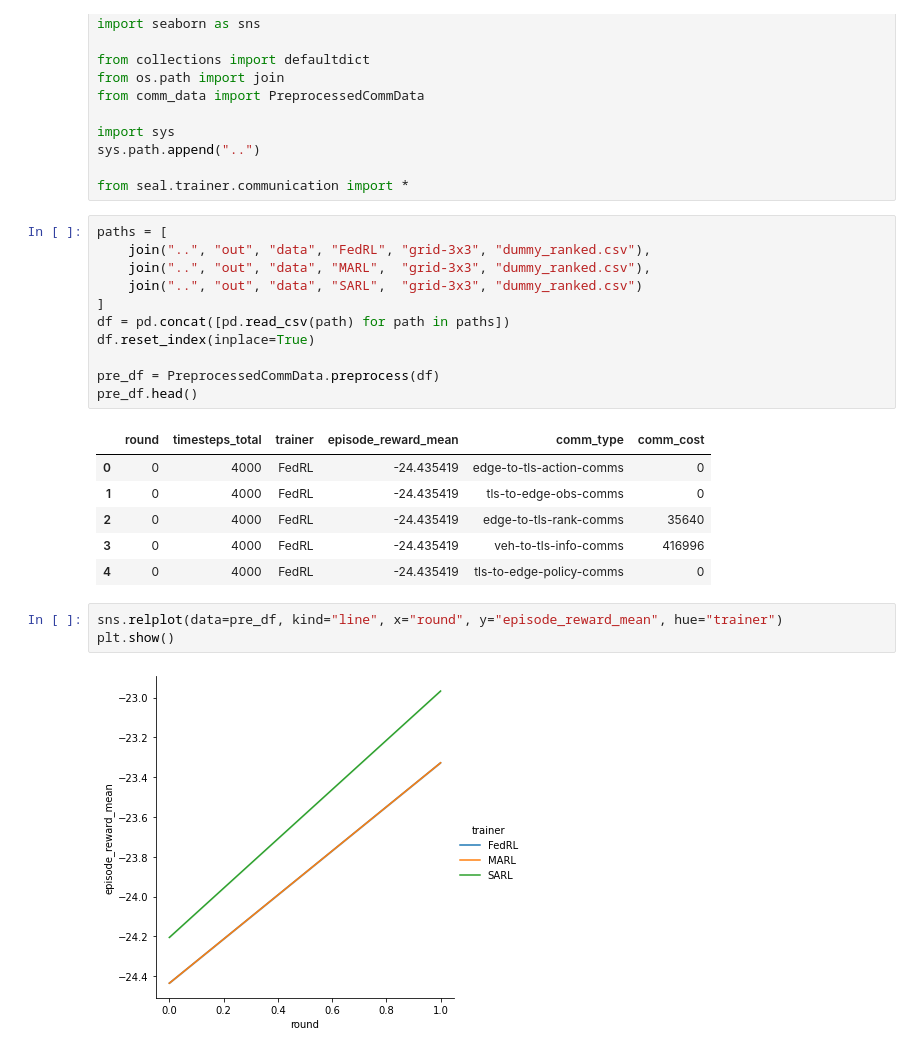
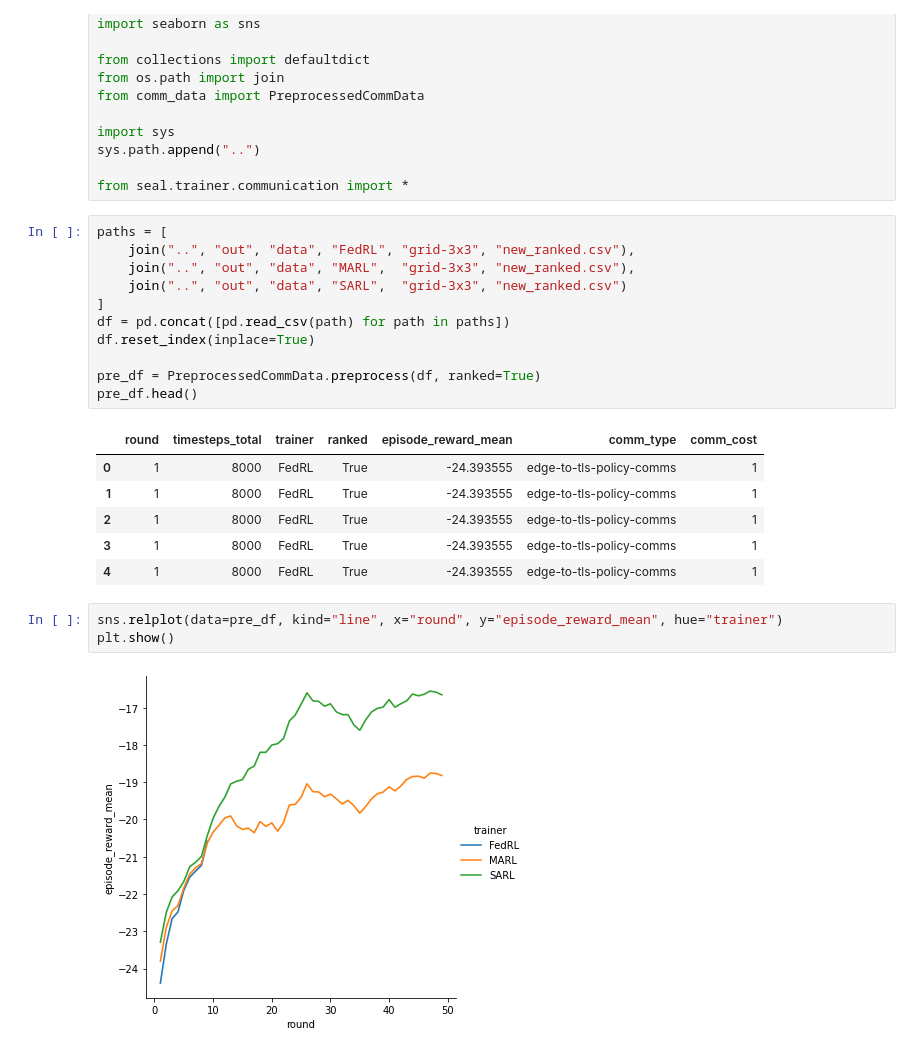
Before and after one commit to nathaniel-hudson/SUMO-FedRL, a Jupyter notebook: notebooks/Communication Analysis.ipynb, the cells around one changed output. Drawn from its saved outputs; the diff is of its cells as text.

```diff
--- a/notebooks/Communication Analysis.ipynb
+++ b/notebooks/Communication Analysis.ipynb
@@ -16,26 +16,26 @@ sys.path.append("..")
 from seal.trainer.communication import *
 # %%
 paths = [
-    join("..", "out", "data", "FedRL", "grid-3x3", "dummy_ranked.csv"),
-    join("..", "out", "data", "MARL",  "grid-3x3", "dummy_ranked.csv"),
-    join("..", "out", "data", "SARL",  "grid-3x3", "dummy_ranked.csv")
+    join("..", "out", "data", "FedRL", "grid-3x3", "new_ranked.csv"),
+    join("..", "out", "data", "MARL",  "grid-3x3", "new_ranked.csv"),
+    join("..", "out", "data", "SARL",  "grid-3x3", "new_ranked.csv")
 ]
 df = pd.concat([pd.read_csv(path) for path in paths])
 df.reset_index(inplace=True)
 
-pre_df = PreprocessedCommData.preprocess(df)
+pre_df = PreprocessedCommData.preprocess(df, ranked=True)
 pre_df.head()
 # %% [output]
-|  | round | timesteps_total | trainer | episode_reward_mean | comm_type | comm_cost |
-| 0 | 0 | 4000 | FedRL | -24.435419 | edge-to-tls-action-comms | 0 |
-| 1 | 0 | 4000 | FedRL | -24.435419 | tls-to-edge-obs-comms | 0 |
-| 2 | 0 | 4000 | FedRL | -24.435419 | edge-to-tls-rank-comms | 35640 |
-| 3 | 0 | 4000 | FedRL | -24.435419 | veh-to-tls-info-comms | 416996 |
-| 4 | 0 | 4000 | FedRL | -24.435419 | tls-to-edge-policy-comms | 0 |
+|  | round | timesteps_total | trainer | ranked | episode_reward_mean | comm_type | comm_cost |
+| 0 | 1 | 8000 | FedRL | True | -24.393555 | edge-to-tls-policy-comms | 1 |
+| 1 | 1 | 8000 | FedRL | True | -24.393555 | edge-to-tls-policy-comms | 1 |
+| 2 | 1 | 8000 | FedRL | True | -24.393555 | edge-to-tls-policy-comms | 1 |
+| 3 | 1 | 8000 | FedRL | True | -24.393555 | edge-to-tls-policy-comms | 1 |
+| 4 | 1 | 8000 | FedRL | True | -24.393555 | edge-to-tls-policy-comms | 1 |
 # %%
 sns.relplot(data=pre_df, kind="line", x="round", y="episode_reward_mean", hue="trainer")
 plt.show()
 # %% [output]
-[figure, old version]
+[figure, new version]
 # %%
 sns.relplot(
```
Also changed, not shown: parts of 1 cell of this notebook, 9 other files.
